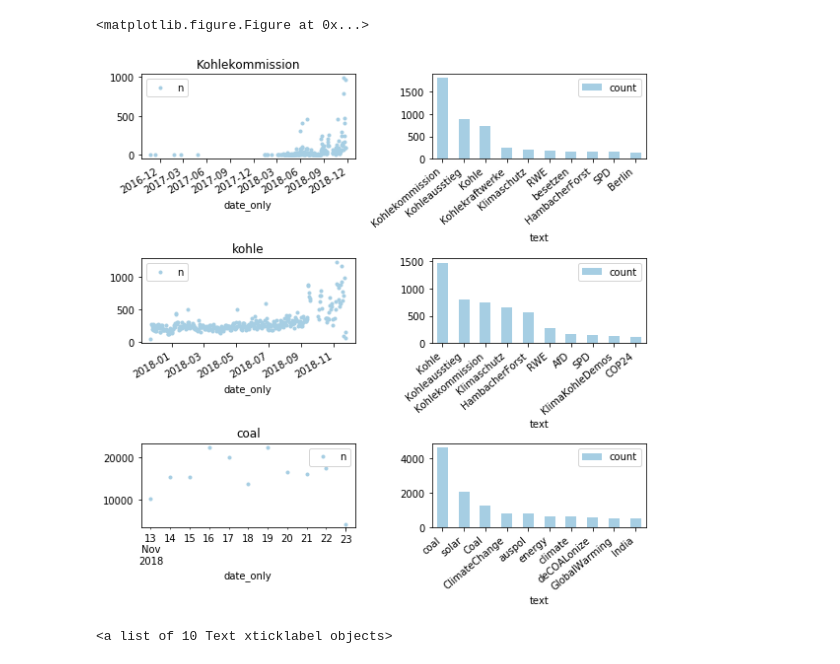
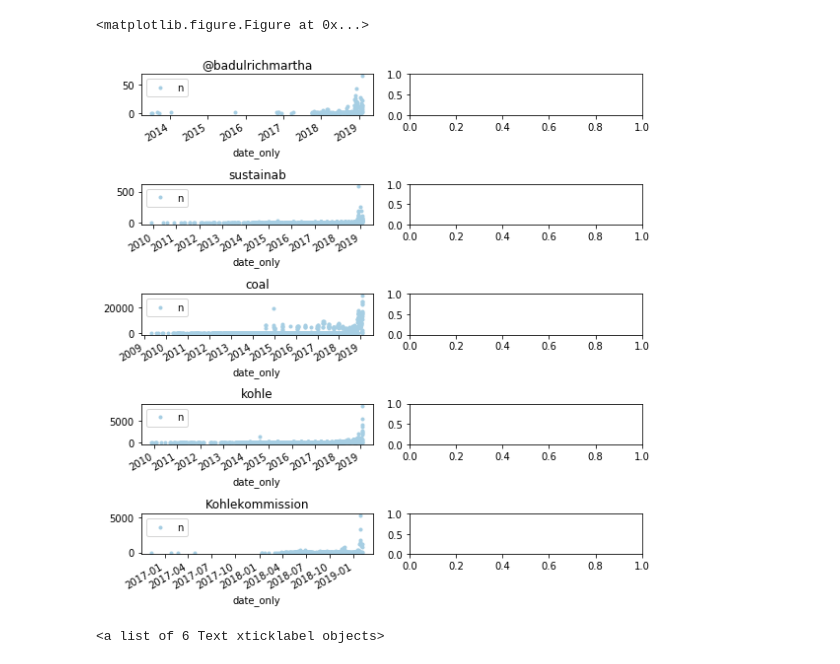
Before and after one commit to mcc-apsis/coal-discourse, a Jupyter notebook: twitter-analysis/authors_tweets.ipynb, the cells around one changed output. Drawn from its saved outputs; the diff is of its cells as text; code cells hidden in the pictures.

Commit message:
twitter

```diff
--- a/twitter-analysis/authors_tweets.ipynb
+++ b/twitter-analysis/authors_tweets.ipynb
@@ -3,6 +3,7 @@ import django
 import sys, os
 import pandas as pd
 import matplotlib.pyplot as plt
+from datetime import timedelta
 
 sys.path.append('/home/galm/software/django/tmv/BasicBrowser/')
 os.environ.setdefault("DJANGO_SETTINGS_MODULE", "BasicBrowser.settings")
@@ -10,11 +11,13 @@ django.setup()
 
 from twitter.models import *
 import parliament.models as pms
+import scoping.models as sms
 
 from django.db.models import Sum, Count
 from django.db.models.fields import DateField
 from django.db.models.functions import Cast
 import textwrap as tw
 import datetime
+p = sms.Project.objects.get(pk=134)
 # %%
 # Todays tweets
@@ -162,0 +178,12 @@ df.plot('date_only','n', style=".")
+# %%
+Through = Status.searches.through
+reassign=True
+if reassign:
+    for ts in TwitterSearch.objects.filter(project=p):
+        print(ts.string)
+        print(ts.status_set.count())
+        #ts.status_set.clear()
+        tweets = Status.objects.filter(text__icontains=ts.string).exclude(searches=ts)
+        #tts = [Through(status=t,twittersearch=ts) for t in tweets]
+        #Through.objects.bulk_create(tts)
+        print(tweets.count())
@@ -184,38 +224,41 @@ for i, ts in enumerate(TwitterSearch.objects.all()):
     #    ax = fig.add_subplot(1,2,i+1)
     #
 
     ax = axs[i,0]
     ax.set_title(ts.string)
 
     df.plot('date_only','n', style=".",colormap='Paired', ax = ax)
 
+    continue
+
+    # This way of counting up hashtags is way too slow
     hts = []
     for s in ts.status_set.filter(entities__hashtags__iregex='\w'):
         for hashtag in s.entities['hashtags']:
             try:
                 ht = [x for x in hts if x['text']==hashtag['text']][0]
                 ht['count']+=1
             except:
                 ht = {"text": hashtag["text"], "count": 1}
                 hts.append(ht)
 
     #print(ht_df.sort_values('count',ascending=False).head(20))
     ax = axs[i,1]
     ht_df = df.from_dict(hts)
     ht_df = ht_df.sort_values('count',ascending=False).head(10)
     ht_df.plot.bar('text','count',colormap='Paired',ax = ax)
     labels = ax.get_xticklabels()
     ax.set_xticklabels(labels,rotation=40,ha="right")
 
 fig.tight_layout()
 plt.show()
 # %% [output]
 <matplotlib.figure.Figure at 0x...>
-[figure, old version]
+[figure, new version]
 # %%
 ax.get_xticklabels()
 # %% [output]
-<a list of 10 Text xticklabel objects>
+<a list of 6 Text xticklabel objects>
 # %%
 plt.close()
 fig = plt.figure(figsize=(18,24))
```
Also changed, not shown: parts of 19 cells of this notebook, 6 other files.
